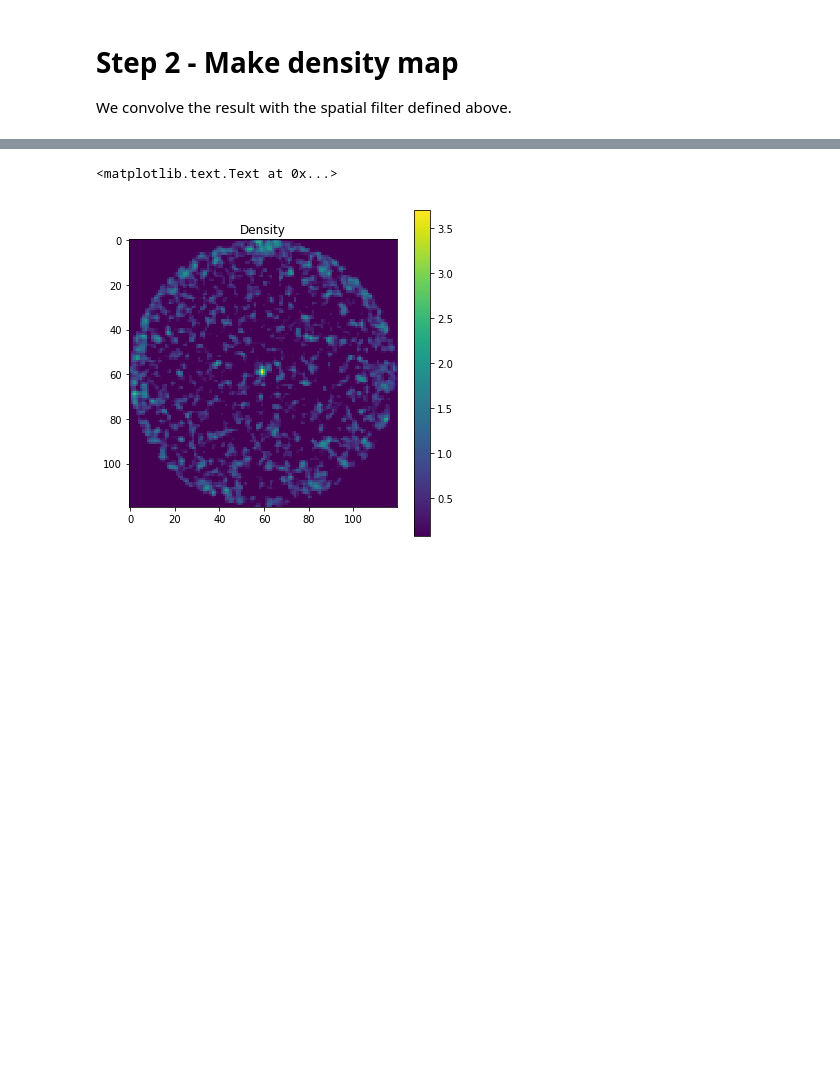
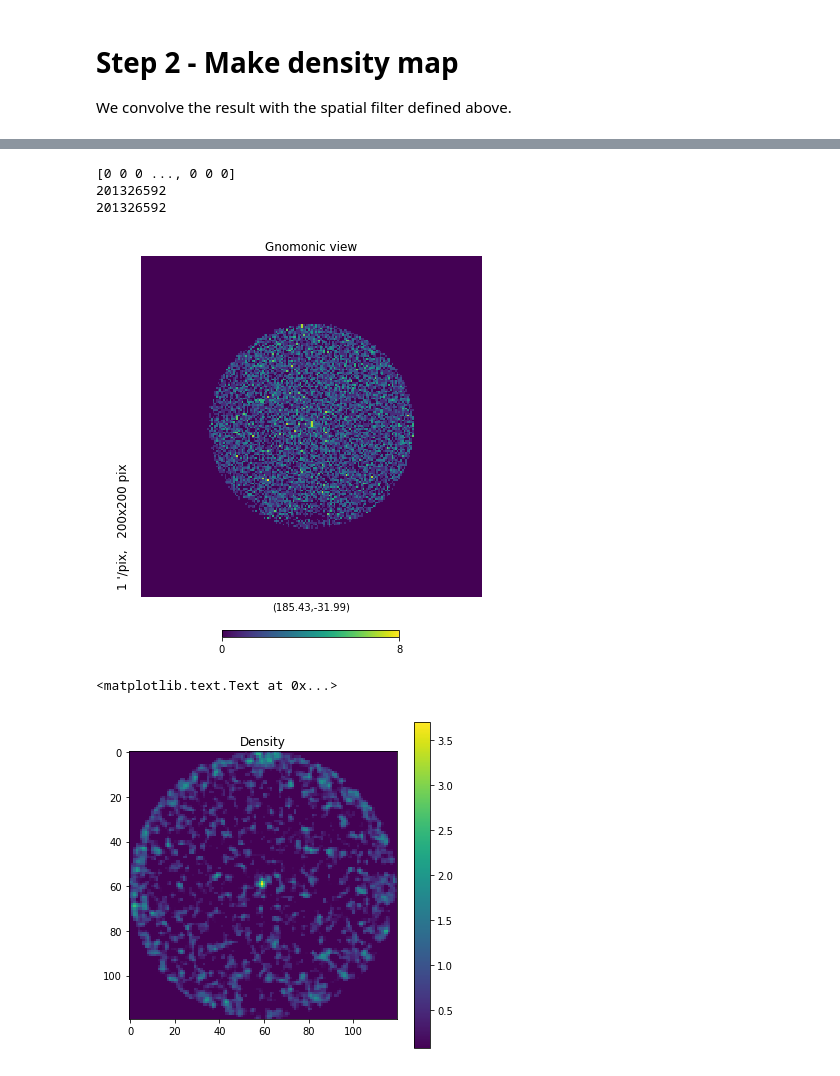
Before and after one commit to dnidever/nscdwarfs, a Jupyter notebook: nsc_dwarfs.ipynb, the cells around one changed output, grey strips where cells are left out. Drawn from its saved outputs; the diff is of its cells as text; code cells hidden in the pictures; blank space fills up the shorter version.

```diff
--- a/nsc_dwarfs.ipynb
+++ b/nsc_dwarfs.ipynb
@@ -239,3 +266,13 @@ def get_wcs(ra,dec,image,fov=1.,unit='deg',projection=("RA---TAN","DEC--TAN")):
     w.wcs.ctype = projection
     w.wcs.crval = (ra,dec) #coords.ra.to(unit).value, coords.dec.to(unit).value)
     return w
+# %%
+# Create the healpix map
+NSIDE = 4096
+map = np.arange(hp.nside2npix(NSIDE))
+map[:] = hp.UNSEEN   # all unseen/masked to start
+#map_masked = hp.ma(map)
+#map_masked.mask = np.logical_not(mask)
+# %%
+objpix = hp.pixelfunc.ang2pix(NSIDE,df['ra'],df['dec'],lonlat=True)
+objpix
@@ -241,0 +297,17 @@ def get_wcs(ra,dec,image,fov=1.,unit='deg',projection=("RA---TAN","DEC--TAN")):
+# %%
+map[objpix] = 0
+map[objpix] += 1
+npix = hp.nside2npix(NSIDE)
+hist,bin_edges = np.histogram(objpix,bins=npix,range=[0,npix-1])
+# %%
+print(hist)
+print(len(hist))
+print(npix)
+# %% [output]
+[0 0 0 ..., 0 0 0]
+201326592
+201326592
+# %%
+hp.gnomview(hist,reso=1.0,rot=[ra0,dec0],min=0)
+# %% [output]
+[figure, added]
```
Also changed, not shown: parts of 6 cells of this notebook.
